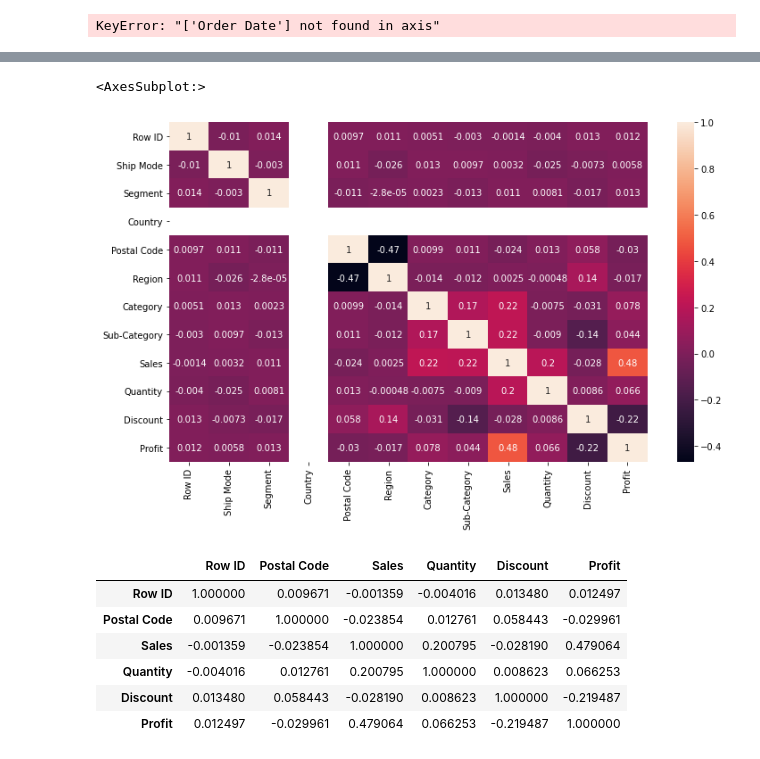
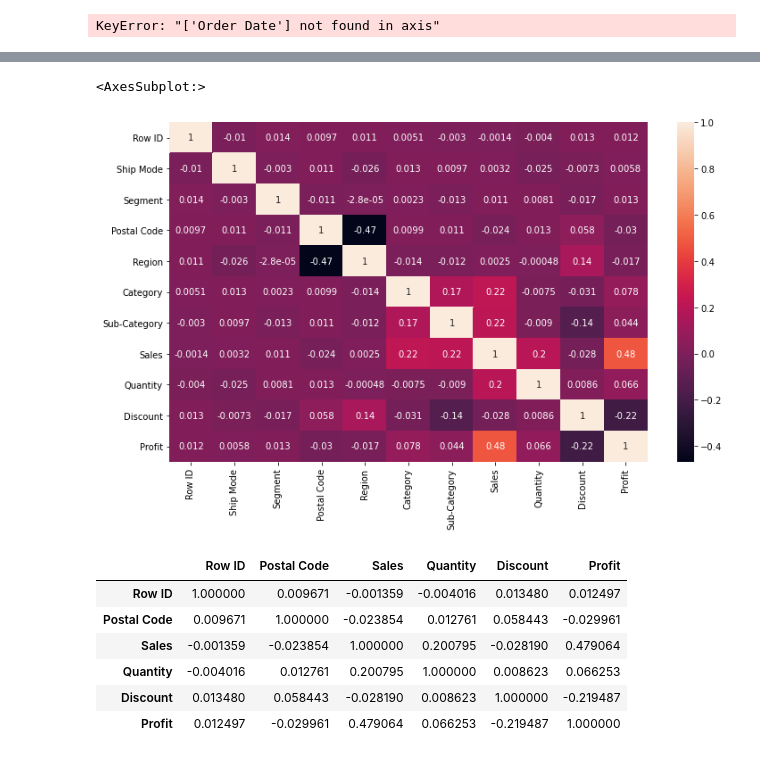
Before and after one commit to SOWMIYA2003/Ex-08-Data-Visualization-, a Jupyter notebook: heatmap.ipynb, the cells around one changed output, grey strips where cells are left out. Cells and saved outputs as stored; diff of their text form; code cells hidden in the pictures.

```diff
--- a/heatmap.ipynb
+++ b/heatmap.ipynb
@@ -169,3 +169,5 @@ df5.drop("Product ID",axis=1,inplace = True)
 df5.drop("Product Name",axis=1,inplace = True)
 # %%
 df5.drop("State",axis=1,inplace = True)
+# %%
+df5.drop("Country",axis=1,inplace = True)
@@ -242,11 +209,11 @@ df6.corr()
 # %%
 import seaborn as sns
 from matplotlib import pyplot as plt
 plt.subplots(figsize=(12,7))
-sns.heatmap(df6.corr(),annot=True)
+sns.heatmap(df5.corr(),annot=True)
 # %% [output]
 <AxesSubplot:>
-[figure, old version]
+[figure, new version]
 # %%
 df.corr()
 # %% [output]
```
Also changed, not shown: parts of 6 cells of this notebook, 4 other files.
